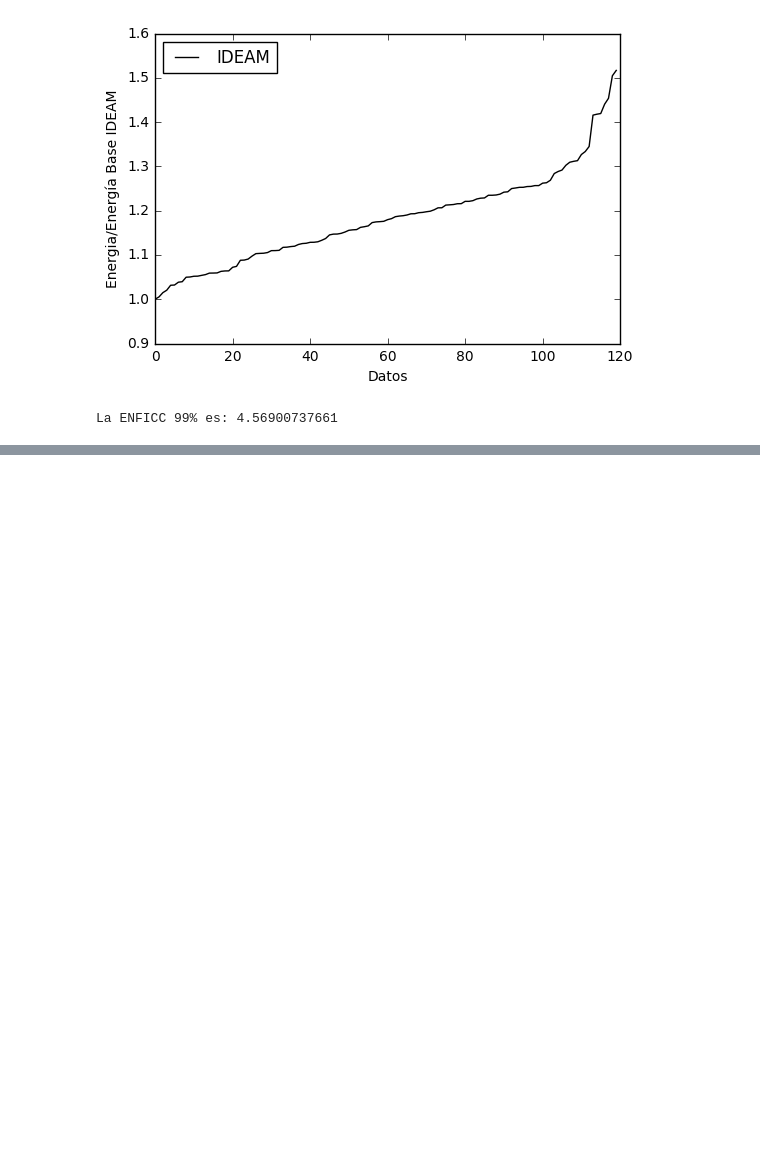
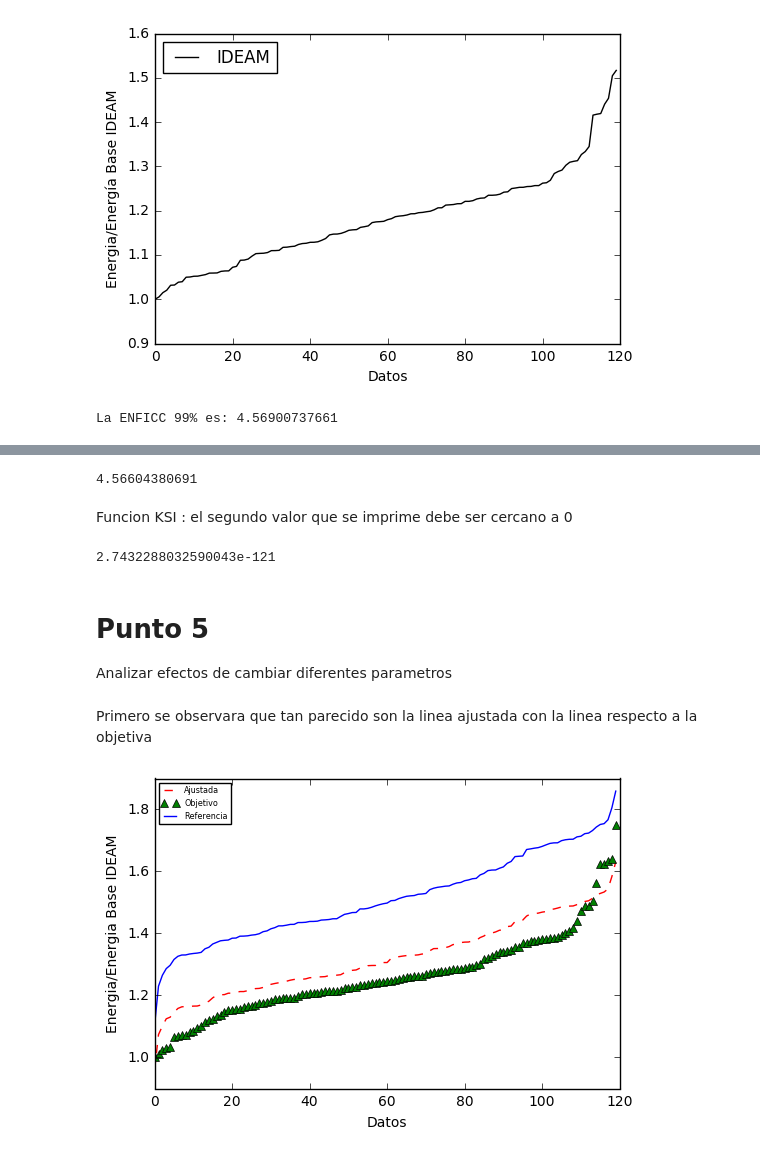
Before and after one commit to jrod781/Herramientas-Computacionales-IMEC3602, a Jupyter notebook: 02_taller01/taller1.ipynb, the cells around one changed output, grey strips where cells are left out. Saved outputs shown, nothing was run; the diff lists cells and outputs as text; code cells hidden in the pictures; blank space fills up the shorter version.

```diff
--- a/02_taller01/taller1.ipynb
+++ b/02_taller01/taller1.ipynb
@@ -109,12 +136,12 @@ def mismo_periodo(serie_corta,serie_larga):
     #Si solo es de un ango para el otro
     elif (ango_final-ango==1):
         serie1=serie_larga.loc[(serie_larga["AÑO"]==ango)& (serie_larga["MES"]>=mes)]
-        serie2=serie_larga.loc[(serie_larga["AÑO"]==ango_final)& (serie_larga["MES"]<mes_final)]
+        serie2=serie_larga.loc[(serie_larga["AÑO"]==ango_final)& (serie_larga["MES"]<=mes_final)]
         serie_corta=pd.concat([serie1,serie2])
     #Mas de un ango
     else:
         serie1=serie_larga.loc[(serie_larga["AÑO"]==ango)& (serie_larga["MES"]>=mes)]
         serie2=serie_larga.loc[(serie_larga["AÑO"]>ango)&(serie_larga["AÑO"]<ango_final)]
-        serie3=serie_larga.loc[(serie_larga["AÑO"]==ango_final)&(serie_larga["MES"]<mes_final)]
+        serie3=serie_larga.loc[(serie_larga["AÑO"]==ango_final)&(serie_larga["MES"]<=mes_final)]
         serie_corta=pd.concat([serie1,serie2,serie3])
     return serie_corta.copy()
@@ -126,13 +155,16 @@ def prediccion_VR(serie_obC,serie_refL):
     ghi_obCH=serie_obC.iloc[:,-1]
     ghi_refCH=serie_refC.iloc[:,-1]
     ghi_refLH=serie_refL.iloc[:,-1]
+
     mu_obC=ghi_obCH.mean()
     mu_refC=ghi_refCH.mean()
     sigma_obC=ghi_obCH.std()
     sigma_refC=ghi_refCH.std()
-    ghi_mes_obL=(mu_obC-(sigma_obC/sigma_refC)*mu_refC)+(
-        sigma_obC/sigma_refC)*ghi_refLH
+    relacionstd=sigma_obC/sigma_refC
+    const=mu_obC-(relacionstd)*mu_refC
+    #print('%.3f * GHI_ref + %.3f = GHI_ob'% (relacionstd,const))
+    ghi_mes_obL=const+relacionstd*ghi_refLH
     # Correccion de noche
-    ghi_mes_obL[(serie_refL["HORA"]<=5) | (serie_refL["HORA"]>=19)]= 0
+    ghi_mes_obL[(serie_refL["HORA"]<=6) | (serie_refL["HORA"]>=19)]= 0
 
     return ghi_mes_obL
@@ -139,6 +173,6 @@ def prediccion_VR(serie_obC,serie_refL):
 # %%
 base_dir=os.path.join('.','data')
-ciudad='Valledupar'
+ciudad='Medellin'
 #  ESTO ESTA AL REVES
 fObj='IDEAM'
 fRef='NREL'
@@ -150,7 +184,7 @@ serie_ref=cargarserie(base_dir,ciudad,fRef)
 # de mes 3 2011 por 3 meses
 #Solo se puede fechas entre 2006-2015
 mes=6
-agno=2008
+agno=2010
 dura=3
 
 
@@ -160,5 +194,4 @@ m=prediccion_VR(serie_obC,serie_ref)
 ghi_pred=serie_ref.copy()
 ghi_pred.loc[:,list(serie_ref)[-1]]=m
 
-ghi_pred=mismo_periodo(serie_ob,ghi_pred)
-ghi_pred
+ghi_pred=mismo_periodo(serie_ob,ghi_pred).reset_index(drop=True)
@@ -185,0 +217,52 @@ ghi_pred
+# %%
+#Devuelve el error de sesgo en porcentaje
+def error_sesgo(objetivo,modificado):
+    mod=np.asarray(list(modificado.iloc[:,-1]))
+    ob=np.asarray(list(objetivo.iloc[:,-1]))
+    numerador=(mod-ob).sum()
+    denominador=ob.sum()
+    MBE=numerador/denominador
+    return MBE*100
+print(error_sesgo(serie_ob,ghi_pred))
+# %% [output]
+4.56604380691
+# %% [markdown]
+ Funcion KSI : el segundo valor que se imprime debe ser cercano a 0
+# %%
+#Retorna el P-Value
+def ksi(objetivo,modificado):
+    mod=np.asarray(list(modificado.iloc[:,-1]))
+    ob=np.asarray(list(objetivo.iloc[:,-1]))
+    (a,b)=stats.ks_2samp(ob,mod)
+    return b
+
+ksi(serie_ob,ghi_pred)
+# %% [output]
+2.7432288032590043e-121
+# %% [markdown]
+# Punto 5
+Analizar efectos de cambiar diferentes parametros
+# %% [markdown]
+Primero se observara que tan parecido son la linea ajustada con la linea respecto a la objetiva
+# %%
+ghi_pred_med=ghi_por_mes(ghi_pred)
+datos_pred=sorted(ghi_pred_med["GHIdiario"])
+
+ghi_ob_med=ghi_por_mes(serie_ob)
+datos_ob=sorted(ghi_ob_med["GHIdiario"])
+
+ghi_ref_med=mismo_periodo(ghi_ob_med,ghi_por_mes(serie_ref))
+datos_ref=sorted(ghi_ref_med["GHIdiario"])
+
+pylab.xlabel("Datos")
+pylab.ylabel("Energia/Energia Base IDEAM")
+energiab=datos_ob[0]
+numdatos=range(len(datos_ob))
+num2=range(len(datos_ref))
+pylab.plot(numdatos,datos_pred/energiab,'r--',label='Ajustada')
+pylab.plot(numdatos,datos_ob/energiab,'g^',label='Objetivo')
+pylab.plot(num2,datos_ref/energiab,label='Referencia')
+pylab.legend(fontsize='xx-small',loc=2)
+pylab.show()
+# %% [output]
+[figure, added]
```
Also changed, not shown: parts of 60 cells of this notebook.
